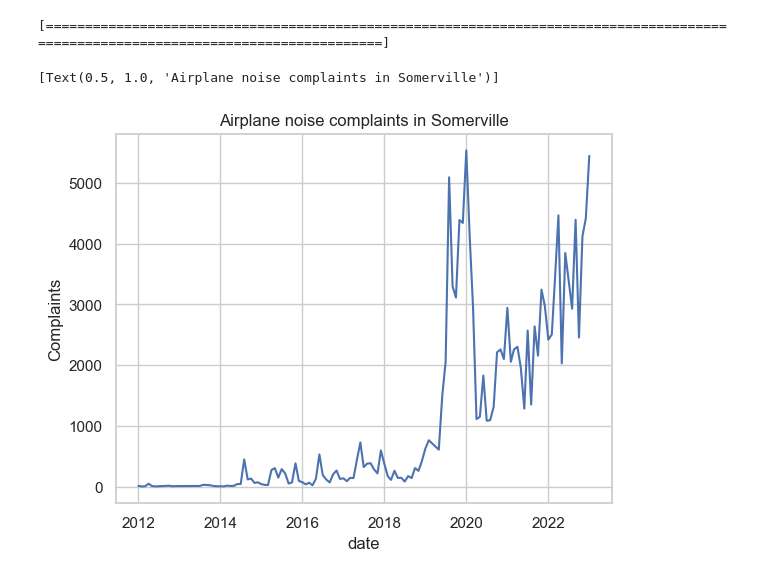
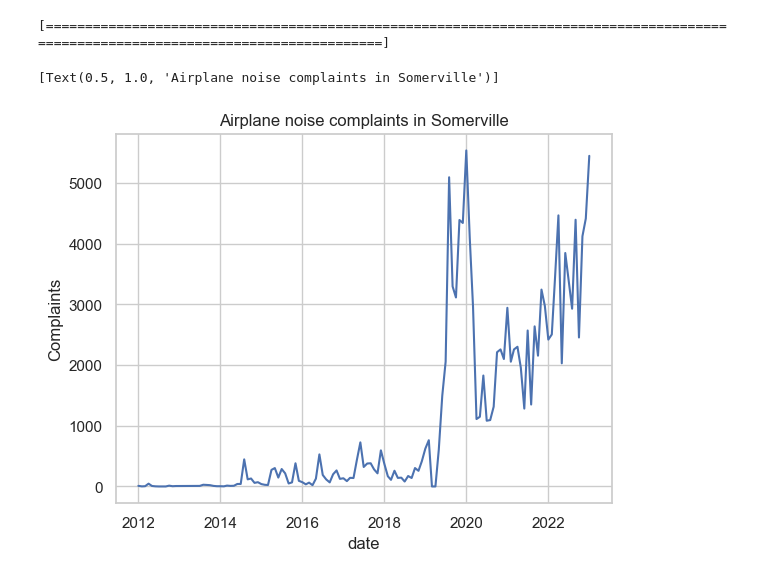
Before and after one commit to cypressf/airport-noise-info, a Jupyter notebook: data-investigation/visualization.ipynb, the cells around one changed output. Drawn from its saved outputs; the diff is of its cells as text; code cells hidden in the pictures.

Commit message:
Fill blanks with 0 & filter out low-noise towns

```diff
--- a/data-investigation/visualization.ipynb
+++ b/data-investigation/visualization.ipynb
@@ -82,8 +68,38 @@ to_save.to_csv("data.csv", index=False)
+# %%
+dfs = pickle.load(open("data.pkl", "rb"))
+
+data = pd.concat(dfs)
+data["Complainants"] = pd.to_numeric(data["Complainants"])
+data["Complaints"] = pd.to_numeric(data["Complaints"])
+data["Addresses"] = pd.to_numeric(data["Addresses"])
+data["Residents"] = pd.to_numeric(data["Residents"])
+data["Households"] = pd.to_numeric(data["Households"])
+
+# remove rows that don't have a Community name
+data = data[data["Community"] != '']
+# there was a parsing error somewhere
+# TODO: figure out why one community is parsed as september
+data = data[data["Community"] != 'September']
+data = data[["Community", "Complaints", "date"]]
+
+# some dates are missing reports from some communities
+data = data.set_index(["Community", "date"])
+data = data[~data.index.duplicated(keep="first")] # there's one duplicate row
+new_index = pd.MultiIndex.from_product(
+    data.index.levels,
+    names=data.index.names,
+)
+# I assume missing reports means zero complaints
+data = data.reindex(index=new_index, fill_value=0)
+
+# filter out communities with very low total complaints
+data = data.groupby("Community").filter(lambda x: x["Complaints"].sum() > 100)
+data.to_csv("../data.csv")
 # %%
 sns.set_theme(style="whitegrid")
 sns.lineplot(
-    data=to_save[to_save["Community"] == "Somerville"], x="date", y="Complaints"
+    data=data["Complaints"]["Somerville"]
 ).set(title="Airplane noise complaints in Somerville")
 # %% [output]
 [Text(0.5, 1.0, 'Airplane noise complaints in Somerville')]
-[figure, old version]
+[figure, new version]
```
Also changed, not shown: parts of 1 cell of this notebook, 1 other file.
